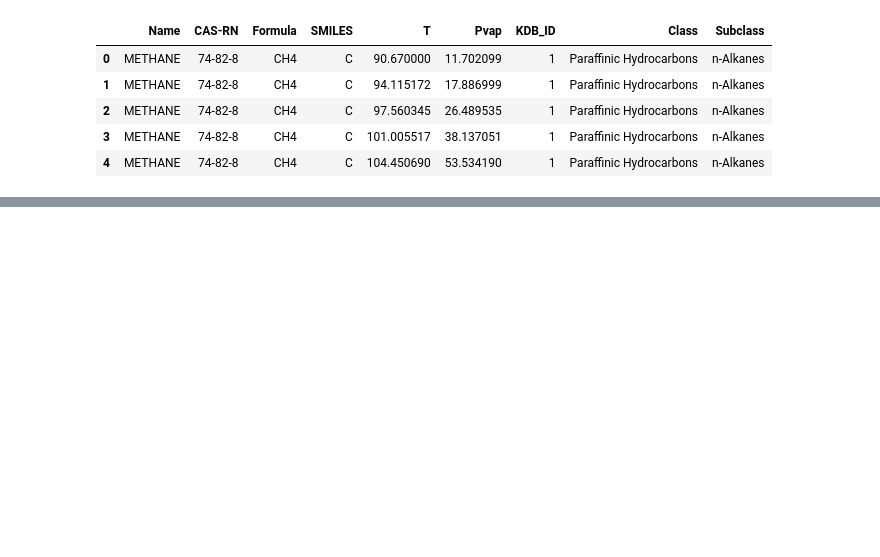
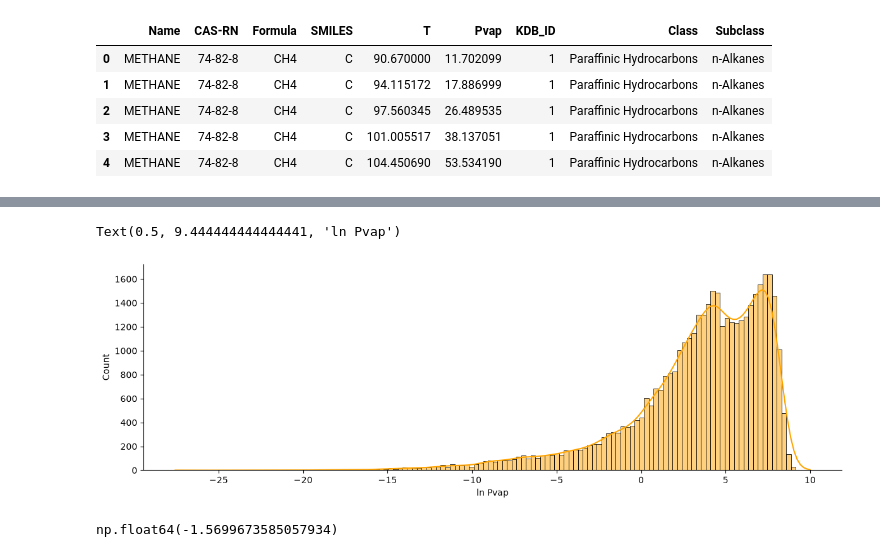
Before and after one commit to BoniYu/Deep-Neural-Network-for-VLE, a Jupyter notebook: notebook/part2.ipynb, the cells around one changed output, grey strips where cells are left out. Cells and saved outputs as stored; diff of their text form; code cells hidden in the pictures; blank space fills up the shorter version.

```diff
--- a/notebook/part2.ipynb
+++ b/notebook/part2.ipynb
@@ -16,0 +107,12 @@ df.head()
+# %%
+# Pvap is hugely skewed. Let's take log and see
+df["ln_P"]=np.log(df.Pvap)
+sns.displot(df, kde = True, x = "ln_P", legend= True, height=4, aspect=3, color = "orange")
+plt.xlabel("ln Pvap")
+# %% [output]
+Text(0.5, 9.444444444444441, 'ln Pvap')
+[figure, added]
+# %%
+df["ln_P"].skew()
+# %% [output]
+np.float64(-1.5699673585057934)
```
Also changed, not shown: parts of 15 cells of this notebook, 4 other files.
